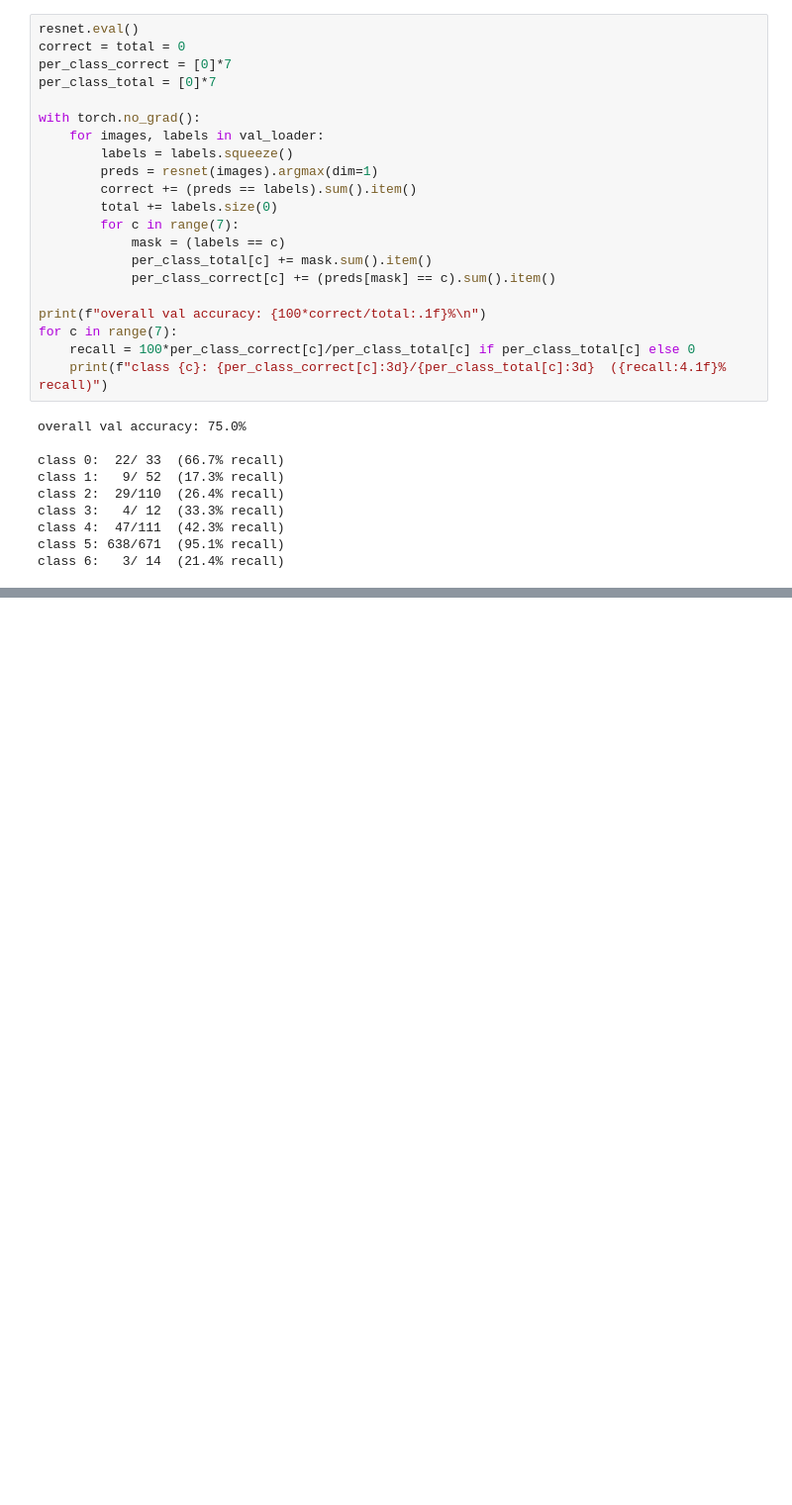
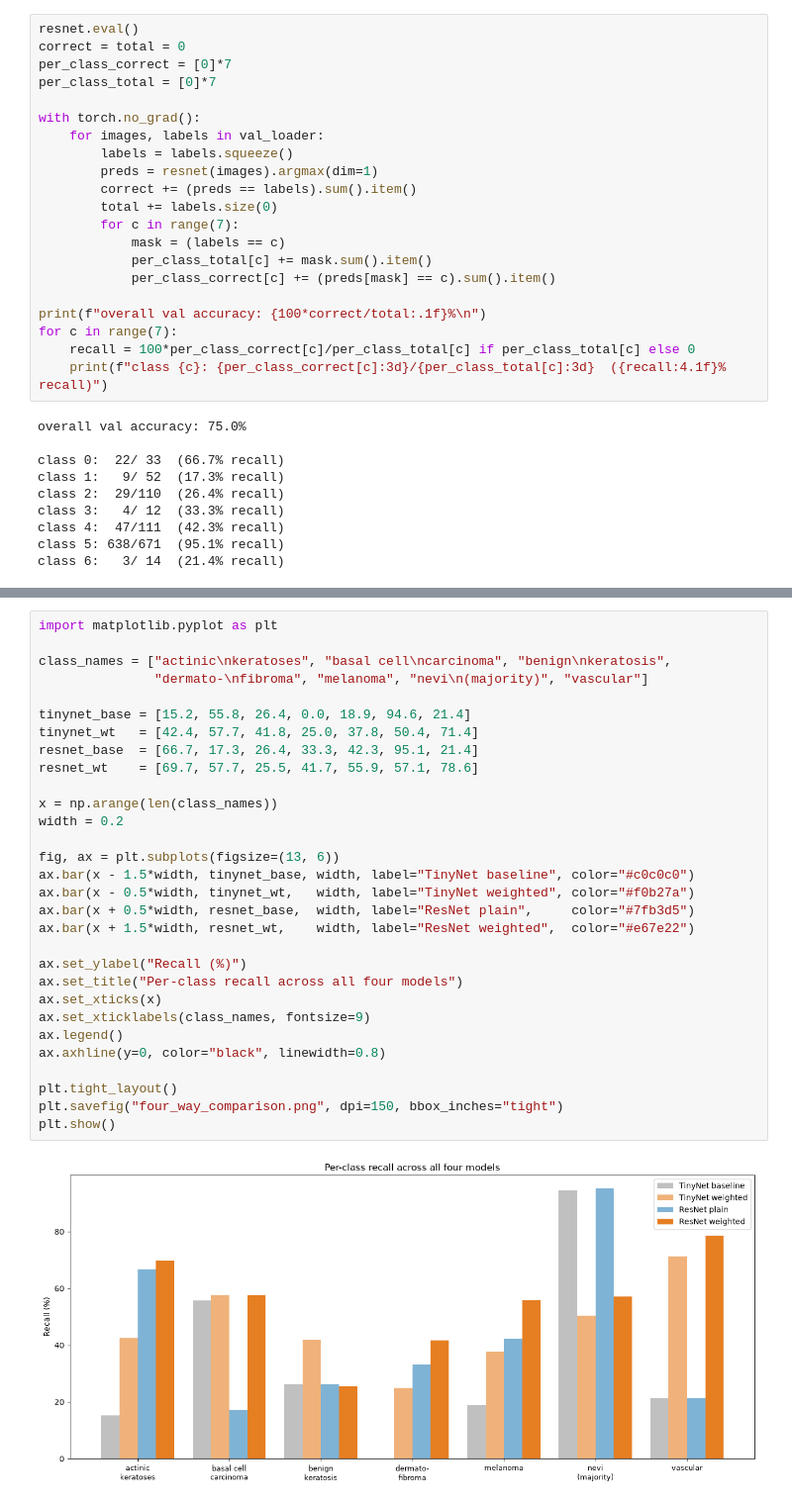
Before and after one commit to Intechgent/SkinSight, a Jupyter notebook: notebooks/05_transfer_learning.ipynb, the cells around one changed output, grey strips where cells are left out. Shown at 99% size. Cells and saved outputs as stored; diff of their text form; blank space fills up the shorter version.

Commit message:
feat: complete 2x2 with ResNet + weighted loss, final four-way comparison and chart

```diff
--- a/notebooks/05_transfer_learning.ipynb
+++ b/notebooks/05_transfer_learning.ipynb
@@ -185,0 +293,32 @@ Next experiment: ResNet + weighted loss, to combine strong features with balance
+# %%
+import matplotlib.pyplot as plt
+
+class_names = ["actinic\nkeratoses", "basal cell\ncarcinoma", "benign\nkeratosis",
+               "dermato-\nfibroma", "melanoma", "nevi\n(majority)", "vascular"]
+
+tinynet_base = [15.2, 55.8, 26.4, 0.0, 18.9, 94.6, 21.4]
+tinynet_wt   = [42.4, 57.7, 41.8, 25.0, 37.8, 50.4, 71.4]
+resnet_base  = [66.7, 17.3, 26.4, 33.3, 42.3, 95.1, 21.4]
+resnet_wt    = [69.7, 57.7, 25.5, 41.7, 55.9, 57.1, 78.6]
+
+x = np.arange(len(class_names))
+width = 0.2
+
+fig, ax = plt.subplots(figsize=(13, 6))
+ax.bar(x - 1.5*width, tinynet_base, width, label="TinyNet baseline", color="#c0c0c0")
+ax.bar(x - 0.5*width, tinynet_wt,   width, label="TinyNet weighted", color="#f0b27a")
+ax.bar(x + 0.5*width, resnet_base,  width, label="ResNet plain",     color="#7fb3d5")
+ax.bar(x + 1.5*width, resnet_wt,    width, label="ResNet weighted",  color="#e67e22")
+
+ax.set_ylabel("Recall (%)")
+ax.set_title("Per-class recall across all four models")
+ax.set_xticks(x)
+ax.set_xticklabels(class_names, fontsize=9)
+ax.legend()
+ax.axhline(y=0, color="black", linewidth=0.8)
+
+plt.tight_layout()
+plt.savefig("four_way_comparison.png", dpi=150, bbox_inches="tight")
+plt.show()
+# %% [output]
+[figure, added]
```
Also changed, not shown: parts of 9 cells of this notebook, 1 other file.
